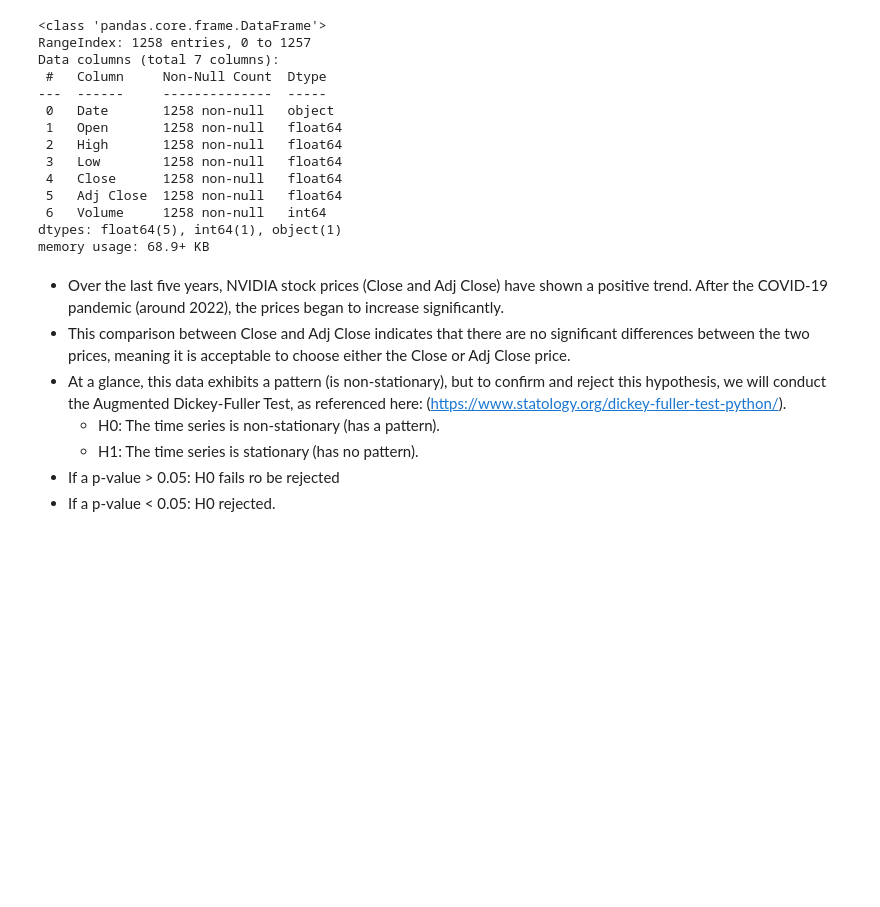
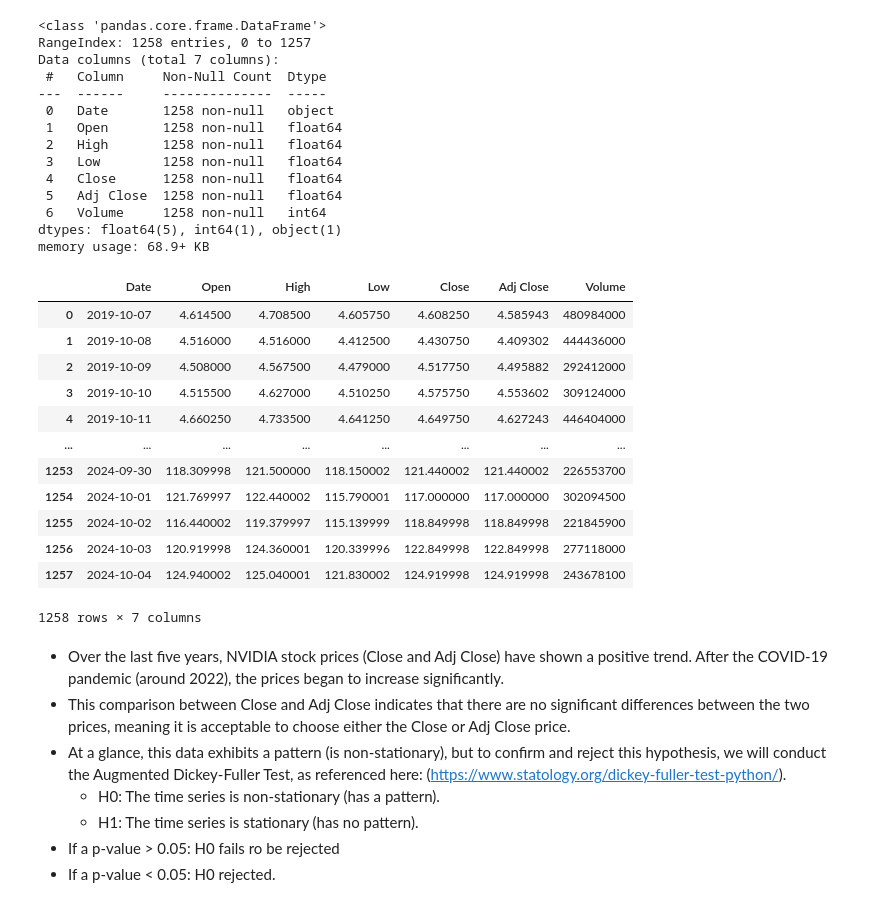
Before and after one commit to fadhilrezam/Time_Series_Forecasting_Stock_Market, a Jupyter notebook: notebooks/main.ipynb, the cells around one changed output. Cells and saved outputs as stored; diff of their text form; code cells hidden in the pictures; blank space fills up the shorter version.

```diff
--- a/main.ipynb
+++ b/notebooks/main.ipynb
@@ -56 +52,6 @@ logging.getLogger('fbprophet').disabled = True
+# %%
+def load_dataset():
+    nvda = pd.read_csv('../data/raw/nvda stock prices data(2019-10-05 - 2024-10-05).csv')
+    gspc = pd.read_csv('../data/raw/gspc stock_prices_data(2019-10-05 - 2024-10-05).csv')
+    return nvda, gspc
 # %%
@@ -90,6 +99,29 @@ Data columns (total 7 columns):
  6   Volume     1258 non-null   int64
 dtypes: float64(5), int64(1), object(1)
 memory usage: 68.9+ KB
+# %%
+def load_dataset():
+    df = pd.read_csv('../data/raw/nvda stock prices data(2019-10-05 - 2024-10-05).csv')
+    df_gspc = pd.read_csv('../data/raw/gspc stock_prices_data(2019-10-05 - 2024-10-05).csv')
+    return df, df_gspc
+# %%
+df, df_gspc = load_dataset()
+# %%
+df
+# %% [output]
+|  | Date | Open | High | Low | Close | Adj Close | Volume |
+| 0 | 2019-10-07 | 4.614500 | 4.708500 | 4.605750 | 4.608250 | 4.585943 | 480984000 |
+| 1 | 2019-10-08 | 4.516000 | 4.516000 | 4.412500 | 4.430750 | 4.409302 | 444436000 |
+| 2 | 2019-10-09 | 4.508000 | 4.567500 | 4.479000 | 4.517750 | 4.495882 | 292412000 |
+| 3 | 2019-10-10 | 4.515500 | 4.627000 | 4.510250 | 4.575750 | 4.553602 | 309124000 |
+| 4 | 2019-10-11 | 4.660250 | 4.733500 | 4.641250 | 4.649750 | 4.627243 | 446404000 |
+| ... | ... | ... | ... | ... | ... | ... | ... |
+| 1253 | 2024-09-30 | 118.309998 | 121.500000 | 118.150002 | 121.440002 | 121.440002 | 226553700 |
+| 1254 | 2024-10-01 | 121.769997 | 122.440002 | 115.790001 | 117.000000 | 117.000000 | 302094500 |
+| 1255 | 2024-10-02 | 116.440002 | 119.379997 | 115.139999 | 118.849998 | 118.849998 | 221845900 |
+| 1256 | 2024-10-03 | 120.919998 | 124.360001 | 120.339996 | 122.849998 | 122.849998 | 277118000 |
+| 1257 | 2024-10-04 | 124.940002 | 125.040001 | 121.830002 | 124.919998 | 124.919998 | 243678100 |
+1258 rows × 7 columns
 # %%
 df.columns = df.columns.str.lower()
 df.columns = df.columns.str.replace(' ', '_')
```
Also changed, not shown: parts of 10 cells of this notebook, 7 other files.
